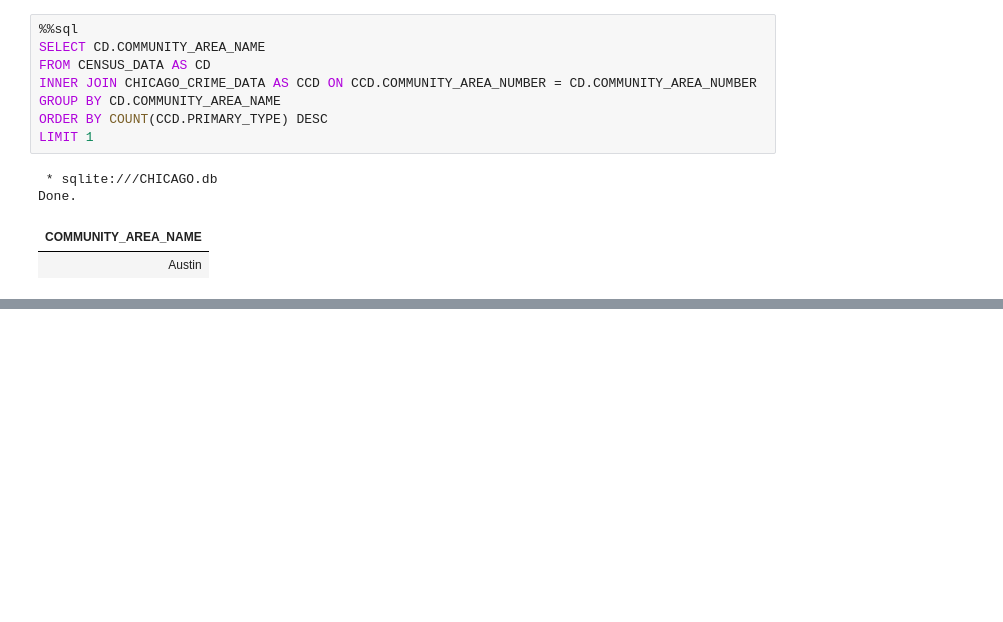
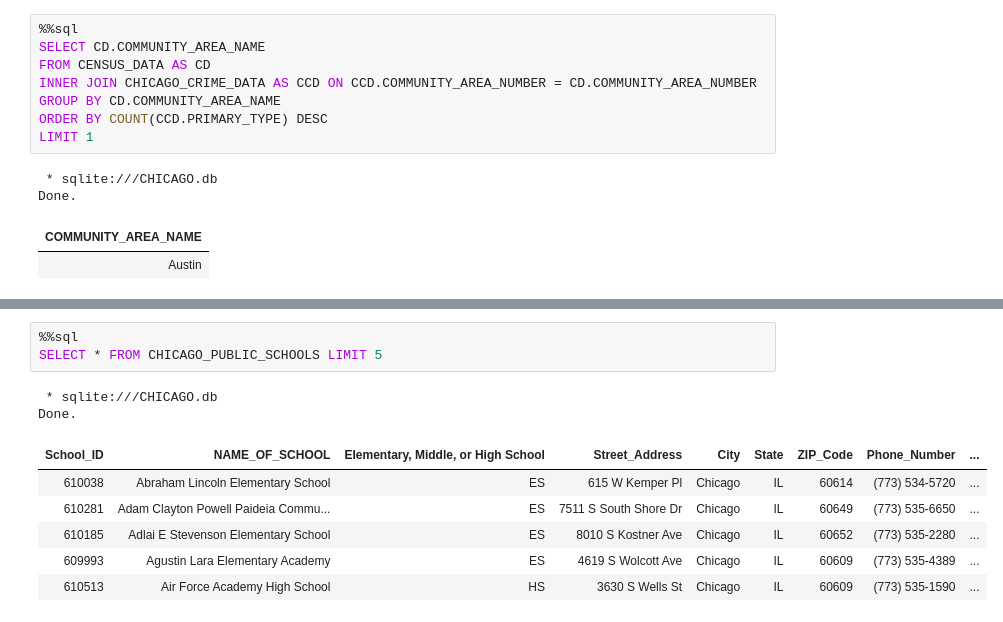
Before and after one commit to PoohL0ve/projects_data, a Jupyter notebook: chicago_data-12-02-25/access_data.ipynb, the cells around one changed output, grey strips where cells are left out. Cells and saved outputs as stored; diff of their text form; blank space fills up the shorter version.

```diff
--- a/chicago_data-12-02-25/access_data.ipynb
+++ b/chicago_data-12-02-25/access_data.ipynb
@@ -158,0 +250,12 @@ Done.
+# %%
+%%sql
+SELECT * FROM CHICAGO_PUBLIC_SCHOOLS LIMIT 5
+# %% [output]
+ * sqlite:///CHICAGO.db
+Done.
+| School_ID | NAME_OF_SCHOOL | Elementary, Middle, or High School | Street_Address | City | State | ZIP_Code | Phone_Number | ... |
+| 610038 | Abraham Lincoln Elementary School | ES | 615 W Kemper Pl | Chicago | IL | 60614 | (773) 534-5720 | ... |
+| 610281 | Adam Clayton Powell Paideia Commu... | ES | 7511 S South Shore Dr | Chicago | IL | 60649 | (773) 535-6650 | ... |
+| 610185 | Adlai E Stevenson Elementary School | ES | 8010 S Kostner Ave | Chicago | IL | 60652 | (773) 535-2280 | ... |
+| 609993 | Agustin Lara Elementary Academy | ES | 4619 S Wolcott Ave | Chicago | IL | 60609 | (773) 535-4389 | ... |
+| 610513 | Air Force Academy High School | HS | 3630 S Wells St | Chicago | IL | 60609 | (773) 535-1590 | ... |
```
Also changed, not shown: parts of 10 cells of this notebook, 1 other file.
